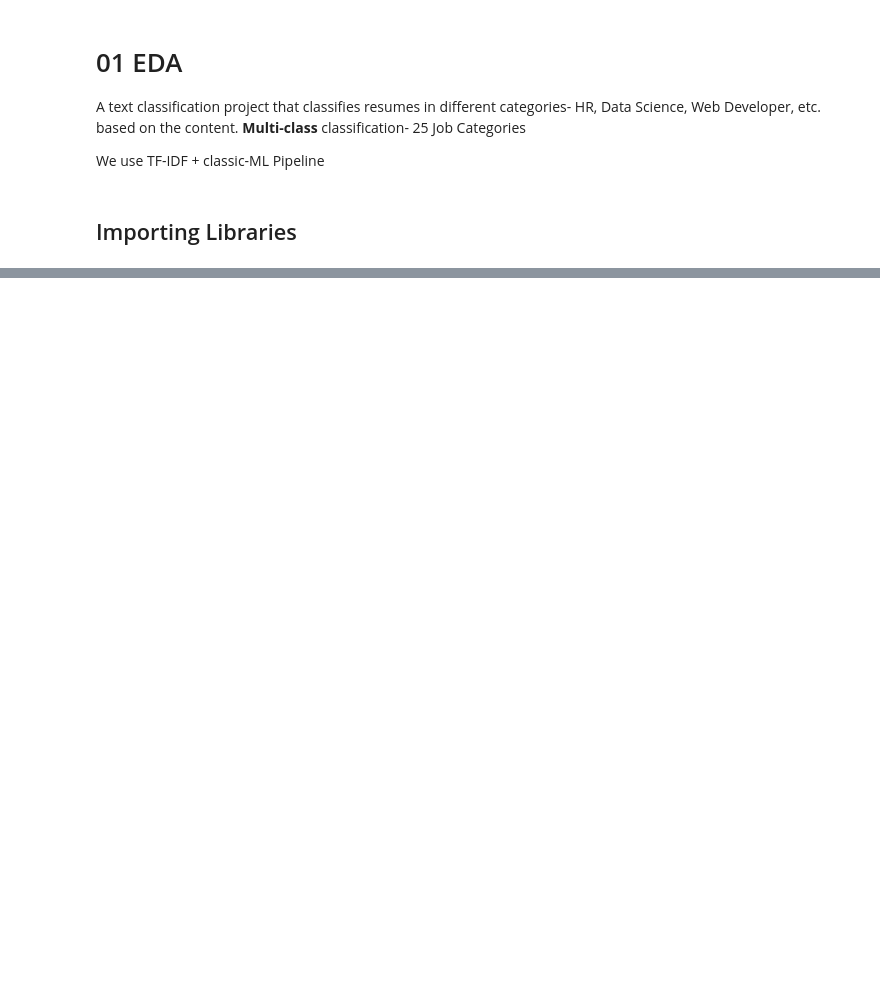
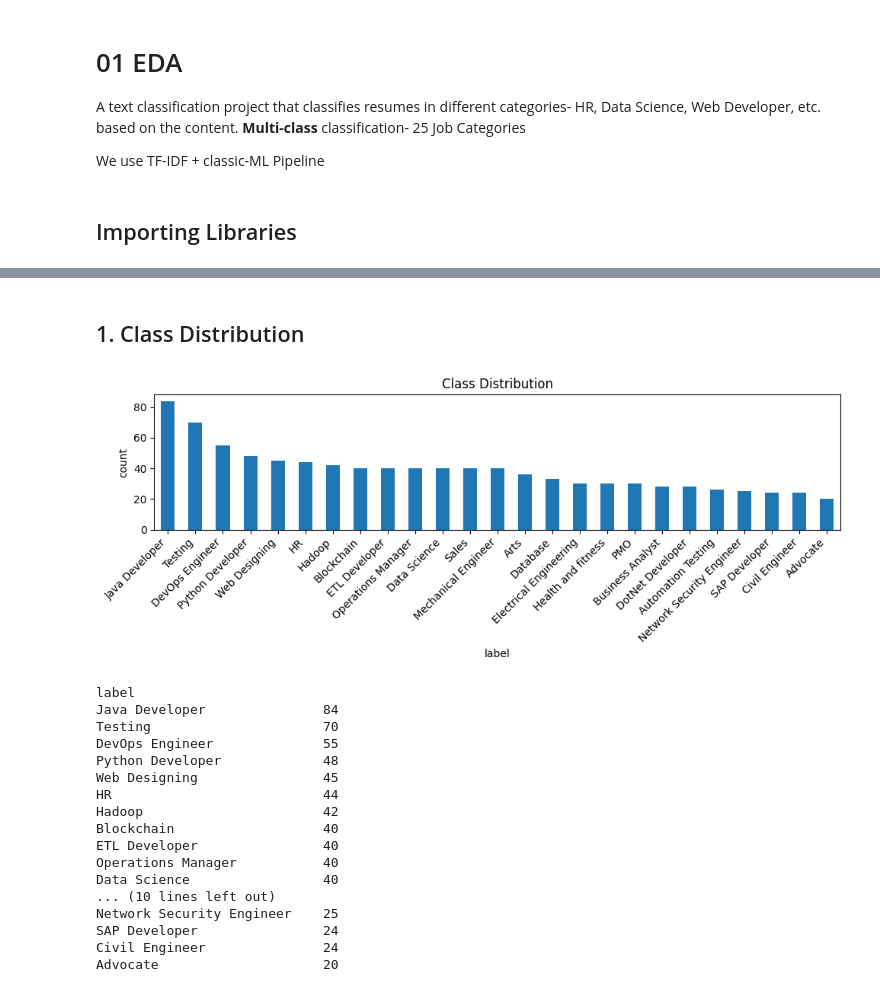
Before and after one commit to bhavya25-ds/Resume-Screening--Classification, a Jupyter notebook: 01_EDA.ipynb, the cells around one changed output, grey strips where cells are left out. Saved outputs shown, nothing was run; the diff lists cells and outputs as text; code cells hidden in the pictures; blank space fills up the shorter version.

Commit message:
studied class and text length distribution; most frequent words

```diff
--- a/01_EDA.ipynb
+++ b/01_EDA.ipynb
@@ -12,3 +14,8 @@ import pandas as pd
 from collections import Counter
 %matplotlib inline
 import Utility
+# %%
+df= Utility.load_data()
+df.rename(columns={'Category' : 'label', 'Resume': 'text'})
+print('rows:', len(df), '| classes:', df['label'].nunique())
+df.head()
@@ -14,0 +30,29 @@ import Utility
+# %% [markdown]
+## 1. Class Distribution
+# %%
+fig, ax= plt.subplots(figsize=(10, 4))
+vc= df['label'].value_counts()
+vc.plot(kind='bar', ax=ax);
+ax.set_title('Class Distribution'); ax.set_ylabel('count')
+plt.xticks(rotation= 45, ha='right');
+plt.tight_layout(); plt.show()
+print(vc.to_string())
+# %% [output]
+[figure, added]
+label
+Java Developer               84
+Testing                      70
+DevOps Engineer              55
+Python Developer             48
+Web Designing                45
+HR                           44
+Hadoop                       42
+Blockchain                   40
+ETL Developer                40
+Operations Manager           40
+Data Science                 40
+... (10 lines left out)
+Network Security Engineer    25
+SAP Developer                24
+Civil Engineer               24
+Advocate                     20
```
Also changed, not shown: parts of 7 cells of this notebook.
